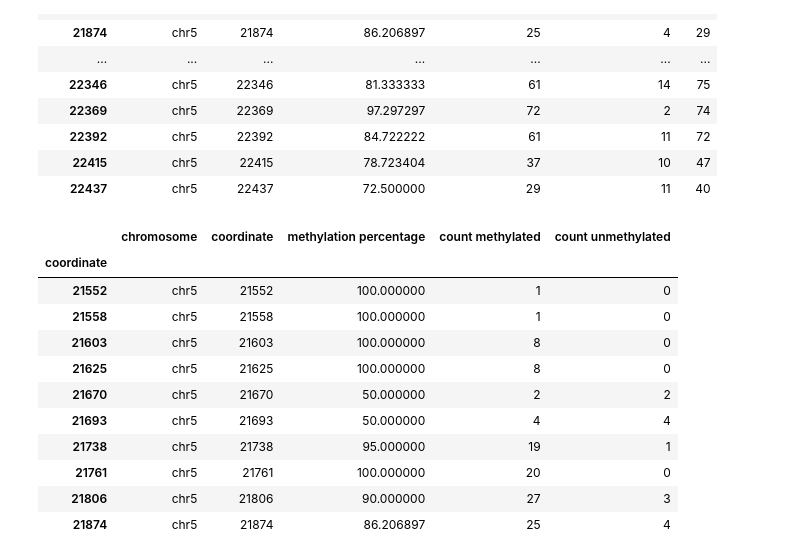
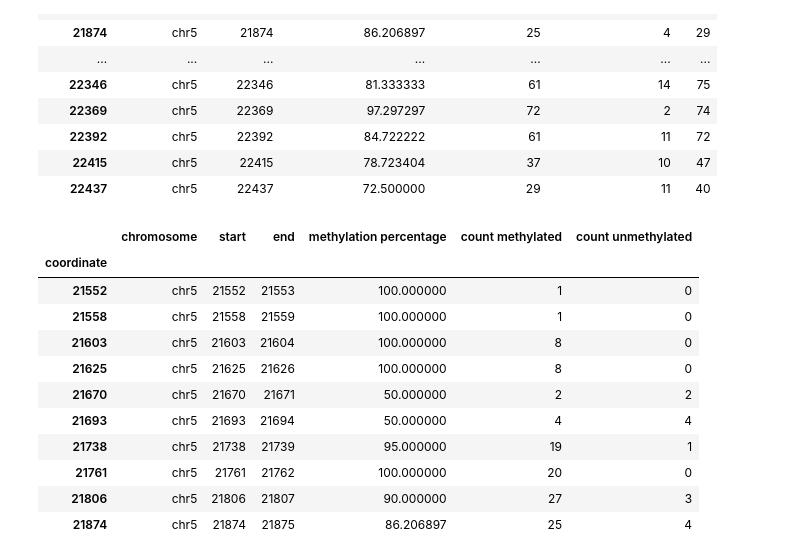
Before and after one commit to UdithaM/PReLIM_matrices_to_cov, a Jupyter notebook: matrices_to_coverage_with_cpg_coords.ipynb, the cells around one changed output. Saved outputs shown, nothing was run; the diff lists cells and outputs as text; code cells hidden in the pictures.

```diff
--- a/matrices_to_coverage_with_cpg_coords.ipynb
+++ b/matrices_to_coverage_with_cpg_coords.ipynb
@@ -12,15 +12,15 @@ wbc3842_chr5_pre_impute_file = "./Inputs/PReLIM/Bovine/PReLIM.Sample.wbc3842_chr
 wbc3842_chr5_pre_impute_matrices = pd.read_pickle(wbc3842_chr5_pre_impute_file)
 # %%
-wbc3842_chr5_imputed_cpg2_file = "./Inputs/PReLIM/Bovine/PReLIM.Sample.wbc3842_chr5__cord_sorted.bam.chr5_IMPUTED_CPG2.pickle"
+wbc3842_chr5_imputed_cpg2_file = "./../Downloads/Downloads_old/VTRNA2_COV_FILES/Inputs/PReLIM/Bovine/PReLIM.Sample.wbc3842_chr5__cord_sorted.bam.chr5_IMPUTED_CPG2.pickle"
 wbc3842_chr5_imputed_cpg2 = pd.read_pickle(wbc3842_chr5_imputed_cpg2_file)
 # %%
-wbc3842_chr5_imputed_cpg3_file = "./Inputs/PReLIM/Bovine/PReLIM.Sample.wbc3842_chr5__cord_sorted.bam.chr5_IMPUTED_CPG3.pickle"
+wbc3842_chr5_imputed_cpg3_file = "./../Downloads/Downloads_old/VTRNA2_COV_FILES/Inputs/PReLIM/Bovine/PReLIM.Sample.wbc3842_chr5__cord_sorted.bam.chr5_IMPUTED_CPG3.pickle"
 wbc3842_chr5_imputed_cpg3 = pd.read_pickle(wbc3842_chr5_imputed_cpg3_file)
 # %%
-wbc3842_chr5_imputed_cpg4_file = "./Inputs/PReLIM/Bovine/PReLIM.Sample.wbc3842_chr5__cord_sorted.bam.chr5_IMPUTED_CPG4.pickle"
+wbc3842_chr5_imputed_cpg4_file = "./../Downloads/Downloads_old/VTRNA2_COV_FILES/Inputs/PReLIM/Bovine/PReLIM.Sample.wbc3842_chr5__cord_sorted.bam.chr5_IMPUTED_CPG4.pickle"
 wbc3842_chr5_imputed_cpg4 = pd.read_pickle(wbc3842_chr5_imputed_cpg4_file)
 # %%
-wbc3842_chr5_imputed_cpg5_file = "./Inputs/PReLIM/Bovine/PReLIM.Sample.wbc3842_chr5__cord_sorted.bam.chr5_IMPUTED_CPG5.pickle"
+wbc3842_chr5_imputed_cpg5_file = "./../Downloads/Downloads_old/VTRNA2_COV_FILES/Inputs/PReLIM/Bovine/PReLIM.Sample.wbc3842_chr5__cord_sorted.bam.chr5_IMPUTED_CPG5.pickle"
 wbc3842_chr5_imputed_cpg5 = pd.read_pickle(wbc3842_chr5_imputed_cpg5_file)
 # %%
 print(list(wbc3842_chr5_pre_impute_matrices.keys())[0])
@@ -217,17 +217,20 @@ dtype: int64
 | 22437 | chr5 | 22437 | 72.500000 | 29 | 11 | 40 |
 # %%
 sample_cov_df = wbc3842_chr5_replaced[['chromosome', 'coordinate', 'methylation percentage', 'count methylated', 'count unmethylated']]
+sample_cov_df["end"] = sample_cov_df ["coordinate"] +1
+sample_cov_df = sample_cov_df[['chromosome', 'coordinate', 'end', 'methylation percentage', 'count methylated', 'count unmethylated']]
+sample_cov_df.columns = ['chromosome', 'start', 'end', 'methylation percentage', 'count methylated', 'count unmethylated']
 sample_cov_df.head(10)
 # %% [output]
-|  | chromosome | coordinate | methylation percentage | count methylated | count unmethylated |
-| coordinate |  |  |  |  |  |
-| 21552 | chr5 | 21552 | 100.000000 | 1 | 0 |
-| 21558 | chr5 | 21558 | 100.000000 | 1 | 0 |
-| 21603 | chr5 | 21603 | 100.000000 | 8 | 0 |
-| 21625 | chr5 | 21625 | 100.000000 | 8 | 0 |
-| 21670 | chr5 | 21670 | 50.000000 | 2 | 2 |
-| 21693 | chr5 | 21693 | 50.000000 | 4 | 4 |
-| 21738 | chr5 | 21738 | 95.000000 | 19 | 1 |
-| 21761 | chr5 | 21761 | 100.000000 | 20 | 0 |
-| 21806 | chr5 | 21806 | 90.000000 | 27 | 3 |
-| 21874 | chr5 | 21874 | 86.206897 | 25 | 4 |
+|  | chromosome | start | end | methylation percentage | count methylated | count unmethylated |
+| coordinate |  |  |  |  |  |  |
+| 21552 | chr5 | 21552 | 21553 | 100.000000 | 1 | 0 |
+| 21558 | chr5 | 21558 | 21559 | 100.000000 | 1 | 0 |
+| 21603 | chr5 | 21603 | 21604 | 100.000000 | 8 | 0 |
+| 21625 | chr5 | 21625 | 21626 | 100.000000 | 8 | 0 |
+| 21670 | chr5 | 21670 | 21671 | 50.000000 | 2 | 2 |
+| 21693 | chr5 | 21693 | 21694 | 50.000000 | 4 | 4 |
+| 21738 | chr5 | 21738 | 21739 | 95.000000 | 19 | 1 |
+| 21761 | chr5 | 21761 | 21762 | 100.000000 | 20 | 0 |
+| 21806 | chr5 | 21806 | 21807 | 90.000000 | 27 | 3 |
+| 21874 | chr5 | 21874 | 21875 | 86.206897 | 25 | 4 |
```
Also changed, not shown: parts of 2 cells of this notebook, 1 other file.
